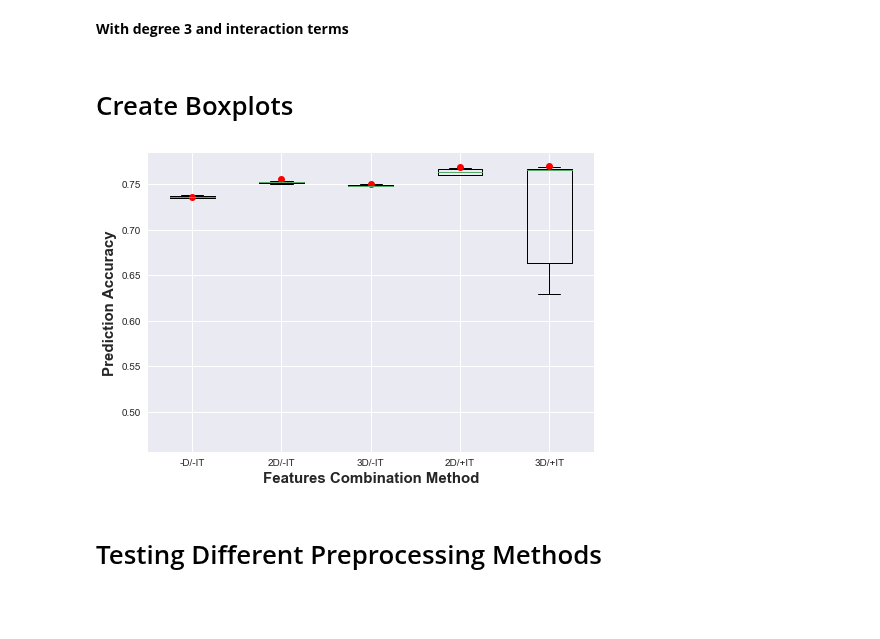
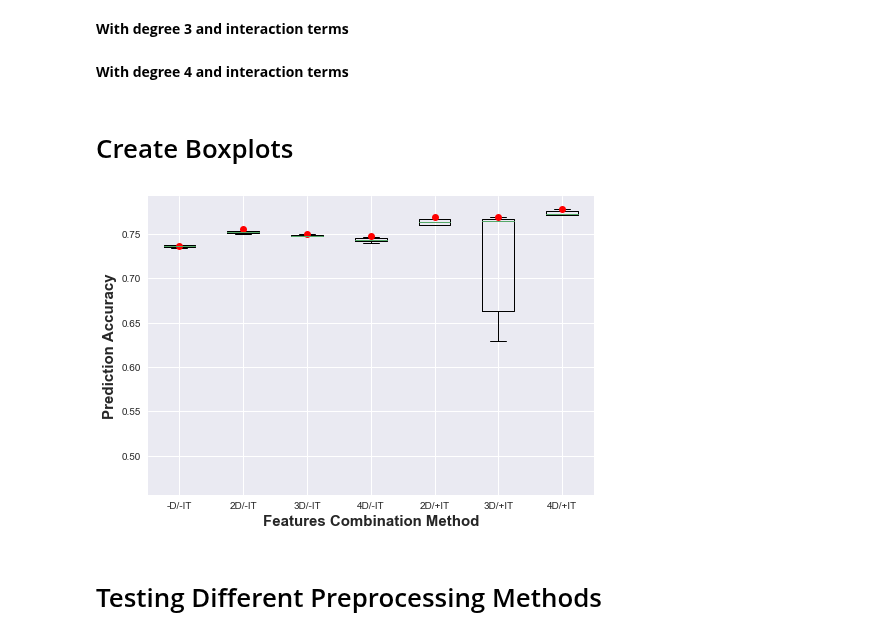
Before and after one commit to hhschede/machine_learning, a Jupyter notebook: project_1/report_figures.ipynb, the cells around one changed output. Drawn from its saved outputs; the diff is of its cells as text; code cells hidden in the pictures; blank space fills up the shorter version.

Commit message:
fixed some bugs and reran the figures

```diff
--- a/project_1/report_figures.ipynb
+++ b/project_1/report_figures.ipynb
@@ -253,3 +258,15 @@ test_accuracies_log.append(test_accuracy)
+# %%
+y_train, X_train, y_test, X_train_std, X_test_std = create_dataset(data_,
+                                                                   labels,
+                                                                   interact = False,
+                                                                   degree = 4)
+# Perform logistic regression with Newton's Method
+cv_accuracies, test_accuracy = do_cross_val('logistic_regression',
+                                            k_, initial_w, y_train,
+                                            X_train, y_test, X_train_std,
+                                            X_test_std)
+boxplots_log.append(cv_accuracies)
+test_accuracies_log.append(test_accuracy)
 # %% [markdown]
 **With degree 2 and interaction terms**
 # %%
@@ -278,16 +295,30 @@ cv_accuracies, test_accuracy = do_cross_val('logistic_regression',
                                             X_test_std)
 boxplots_log.append(cv_accuracies)
 test_accuracies_log.append(test_accuracy)
+# %% [markdown]
+**With degree 4 and interaction terms**
+# %%
+y_train, X_train, y_test, X_train_std, X_test_std = create_dataset(data_,
+                                                                   labels,
+                                                                   interact = True,
+                                                                   degree = 4)
+# Perform logistic regression with Newton's Method
+cv_accuracies, test_accuracy = do_cross_val('logistic_regression',
+                                            k_, initial_w, y_train,
+                                            X_train, y_test, X_train_std,
+                                            X_test_std)
+boxplots_log.append(cv_accuracies)
+test_accuracies_log.append(test_accuracy)
 # %% [markdown]
 # Create Boxplots
 # %%
 # Create boxplots
 
-labels=['-D/-IT', '2D/-IT','3D/-IT','2D/+IT','3D/+IT']
+labels=['-D/-IT', '2D/-IT','3D/-IT','4D/-IT','2D/+IT','3D/+IT', '4D/+IT']
 boxplotter(boxplots_log, test_accuracies_log, labels,
            'Features Combination Method', 'Prediction Accuracy', 'FeatureExpansion.png')
 # %% [output]
-[figure, old version]
+[figure, new version]
 # %% [markdown]
 # Testing Different Preprocessing Methods
 # %% [markdown]
```
Also changed, not shown: parts of 9 cells of this notebook, 5 other files.
